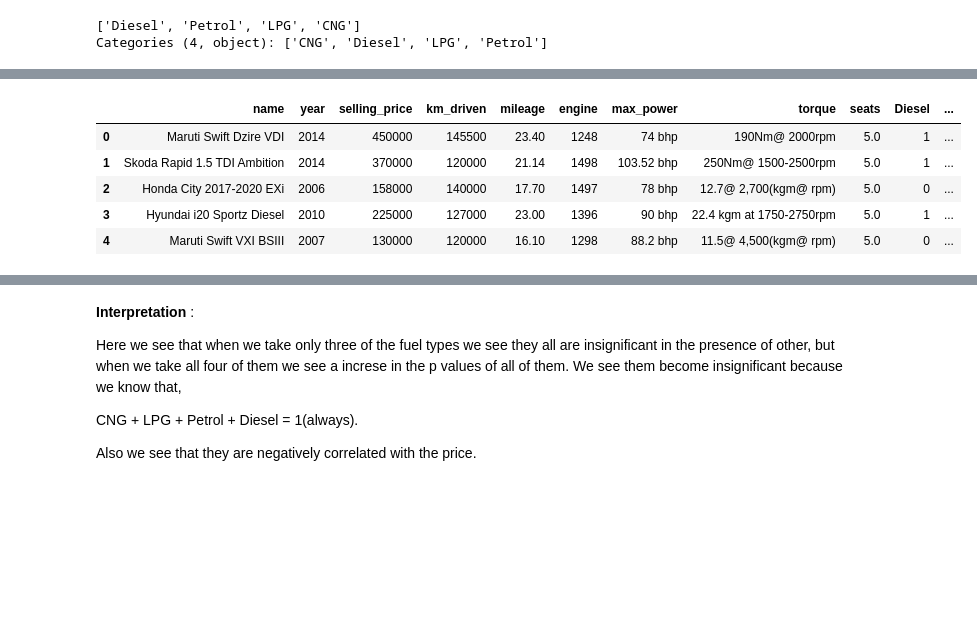
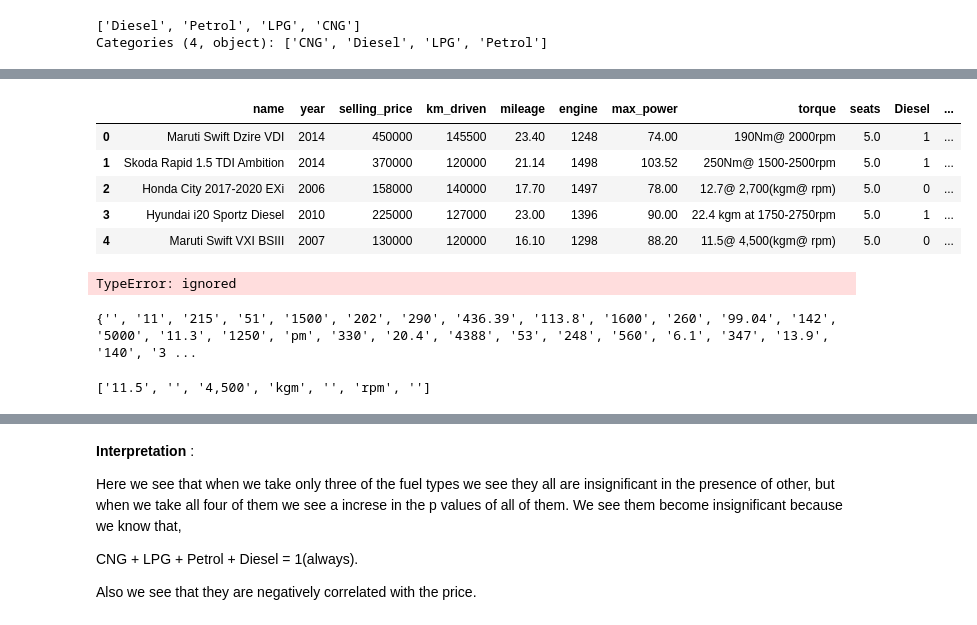
Before and after one commit to haverstein/CarDekho-Analysis, a Jupyter notebook: Copy_of_CarDekho_Analysis.ipynb, the cells around one changed output, grey strips where cells are left out. Drawn from its saved outputs; the diff is of its cells as text; code cells hidden in the pictures; blank space fills up the shorter version.

```diff
--- a/Copy_of_CarDekho_Analysis.ipynb
+++ b/Copy_of_CarDekho_Analysis.ipynb
@@ -171,12 +175,12 @@ df.head()
 # %%
 df['mileage'] =  df['mileage'].str.extract('(\d+\.\d+)').astype(float)
 df['engine'] =  df['engine'].str.extract('(\d+)').astype(int)
-#df['max_power'] =  df['max_power'].str.extract('(r"[-+]?(?:\d*\.*\d+)")').astype(float)
+df['max_power'] =  df['max_power'].str.extract('(\d+.*\d+)').astype(float)
 df.head()
 # %% [output]
 |  | name | year | selling_price | km_driven | mileage | engine | max_power | torque | seats | Diesel | ... |
-| 0 | Maruti Swift Dzire VDI | 2014 | 450000 | 145500 | 23.40 | 1248 | 74 bhp | 190Nm@ 2000rpm | 5.0 | 1 | ... |
-| 1 | Skoda Rapid 1.5 TDI Ambition | 2014 | 370000 | 120000 | 21.14 | 1498 | 103.52 bhp | 250Nm@ 1500-2500rpm | 5.0 | 1 | ... |
-| 2 | Honda City 2017-2020 EXi | 2006 | 158000 | 140000 | 17.70 | 1497 | 78 bhp | 12.7@ 2,700(kgm@ rpm) | 5.0 | 0 | ... |
-| 3 | Hyundai i20 Sportz Diesel | 2010 | 225000 | 127000 | 23.00 | 1396 | 90 bhp | 22.4 kgm at 1750-2750rpm | 5.0 | 1 | ... |
-| 4 | Maruti Swift VXI BSIII | 2007 | 130000 | 120000 | 16.10 | 1298 | 88.2 bhp | 11.5@ 4,500(kgm@ rpm) | 5.0 | 0 | ... |
+| 0 | Maruti Swift Dzire VDI | 2014 | 450000 | 145500 | 23.40 | 1248 | 74.00 | 190Nm@ 2000rpm | 5.0 | 1 | ... |
+| 1 | Skoda Rapid 1.5 TDI Ambition | 2014 | 370000 | 120000 | 21.14 | 1498 | 103.52 | 250Nm@ 1500-2500rpm | 5.0 | 1 | ... |
+| 2 | Honda City 2017-2020 EXi | 2006 | 158000 | 140000 | 17.70 | 1497 | 78.00 | 12.7@ 2,700(kgm@ rpm) | 5.0 | 0 | ... |
+| 3 | Hyundai i20 Sportz Diesel | 2010 | 225000 | 127000 | 23.00 | 1396 | 90.00 | 22.4 kgm at 1750-2750rpm | 5.0 | 1 | ... |
+| 4 | Maruti Swift VXI BSIII | 2007 | 130000 | 120000 | 16.10 | 1298 | 88.20 | 11.5@ 4,500(kgm@ rpm) | 5.0 | 0 | ... |
@@ -183,3 +202,17 @@ df.head()
+# %%
+torque = calculateTorque(df.torque)
+torque
+# %% [output]
+TypeError: ignored
+# %%
+str = " ".join(df['torque'])
+print(set(re.split(r'\s|\(|\)|@|[NrknRK]|-|\\|~|\+|/',str.replace(',',''))))
+# %% [output]
+{'', '11', '215', '51', '1500', '202', '290', '436.39', '113.8', '1600', '260', '99.04', '142', '5000', '11.3', '1250', 'pm', '330', '20.4', '4388', '53', '248', '560', '6.1', '347', '13.9', '140', '3 ...
+# %%
+re.split(r'[\s()@]',df.torque[4])
+# %% [output]
+['11.5', '', '4,500', 'kgm', '', 'rpm', '']
 # %%
 # Checking for the significance of fuel type
 m_fuel = ols('selling_price ~ Petrol + LPG + Diesel',data=df).fit()
```
Also changed, not shown: parts of 8 cells of this notebook.
